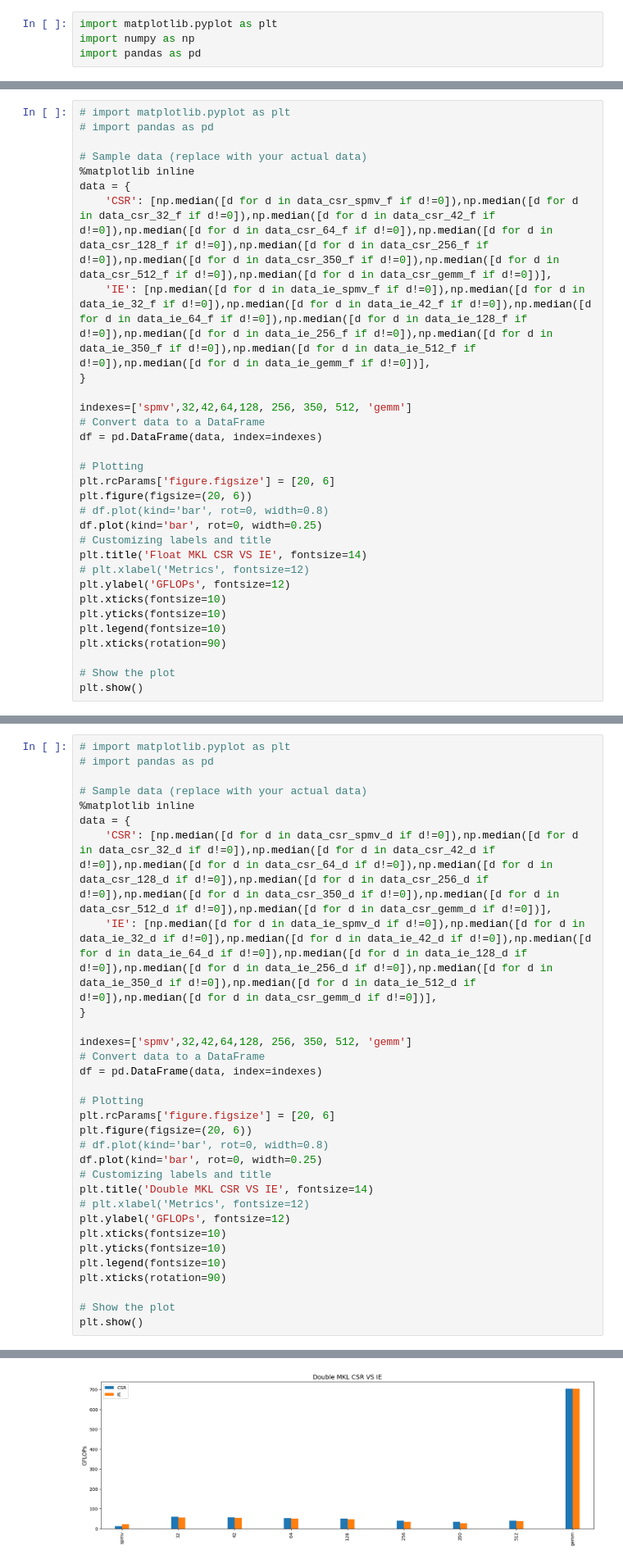
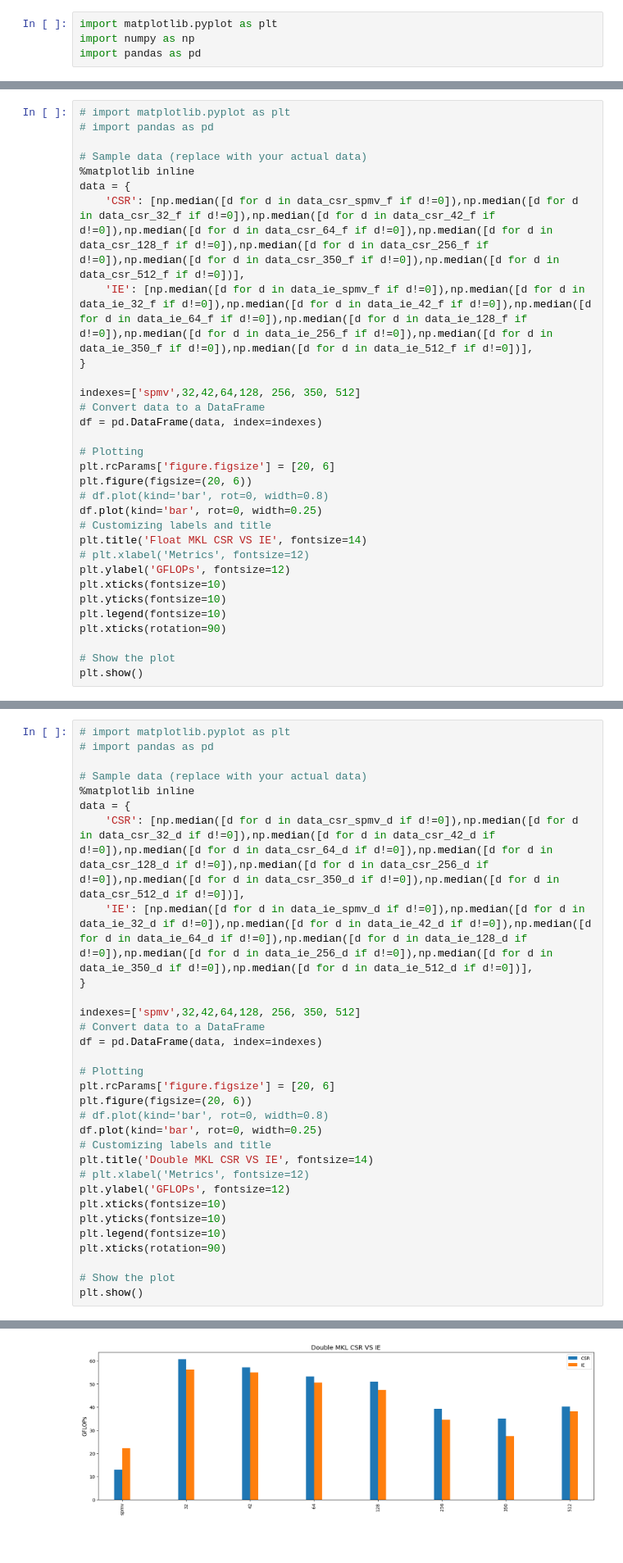
Before and after one commit to ioannatas/SpMM-Research, a Jupyter notebook: benchmark_results/amd-epyc7/plotting_2.ipynb, the cells around one changed output, grey strips where cells are left out. Shown at 82% size. Saved outputs shown, nothing was run; the diff lists cells and outputs as text; blank space fills up the shorter version.

```diff
--- a/benchmark_results/amd-epyc7/plotting_2.ipynb
+++ b/benchmark_results/amd-epyc7/plotting_2.ipynb
@@ -104,11 +106,11 @@ print(np.median([d for d in data_csr_gemm_f if d!= 0]))
 # Sample data (replace with your actual data)
 %matplotlib inline
 data = {
-    'CSR': [np.median([d for d in data_csr_spmv_f if d!=0]),np.median([d for d in data_csr_32_f if d!=0]),np.median([d for d in data_csr_42_f if d!=0]),np.median([d for d in data_csr_64_f if d!=0]),np.median([d for d in data_csr_128_f if d!=0]),np.median([d for d in data_csr_256_f if d!=0]),np.median([d for d in data_csr_350_f if d!=0]),np.median([d for d in data_csr_512_f if d!=0]),np.median([d for d in data_csr_gemm_f if d!=0])],
-    'IE': [np.median([d for d in data_ie_spmv_f if d!=0]),np.median([d for d in data_ie_32_f if d!=0]),np.median([d for d in data_ie_42_f if d!=0]),np.median([d for d in data_ie_64_f if d!=0]),np.median([d for d in data_ie_128_f if d!=0]),np.median([d for d in data_ie_256_f if d!=0]),np.median([d for d in data_ie_350_f if d!=0]),np.median([d for d in data_ie_512_f if d!=0]),np.median([d for d in data_ie_gemm_f if d!=0])],
+    'CSR': [np.median([d for d in data_csr_spmv_f if d!=0]),np.median([d for d in data_csr_32_f if d!=0]),np.median([d for d in data_csr_42_f if d!=0]),np.median([d for d in data_csr_64_f if d!=0]),np.median([d for d in data_csr_128_f if d!=0]),np.median([d for d in data_csr_256_f if d!=0]),np.median([d for d in data_csr_350_f if d!=0]),np.median([d for d in data_csr_512_f if d!=0])],
+    'IE': [np.median([d for d in data_ie_spmv_f if d!=0]),np.median([d for d in data_ie_32_f if d!=0]),np.median([d for d in data_ie_42_f if d!=0]),np.median([d for d in data_ie_64_f if d!=0]),np.median([d for d in data_ie_128_f if d!=0]),np.median([d for d in data_ie_256_f if d!=0]),np.median([d for d in data_ie_350_f if d!=0]),np.median([d for d in data_ie_512_f if d!=0])],
 }
 
-indexes=['spmv',32,42,64,128, 256, 350, 512, 'gemm']
+indexes=['spmv',32,42,64,128, 256, 350, 512]
 # Convert data to a DataFrame
 df = pd.DataFrame(data, index=indexes)
 
@@ -134,37 +136,37 @@ plt.show()
 # %%
 # import matplotlib.pyplot as plt
 # import pandas as pd
 
 # Sample data (replace with your actual data)
 %matplotlib inline
 data = {
-    'CSR': [np.median([d for d in data_csr_spmv_d if d!=0]),np.median([d for d in data_csr_32_d if d!=0]),np.median([d for d in data_csr_42_d if d!=0]),np.median([d for d in data_csr_64_d if d!=0]),np.median([d for d in data_csr_128_d if d!=0]),np.median([d for d in data_csr_256_d if d!=0]),np.median([d for d in data_csr_350_d if d!=0]),np.median([d for d in data_csr_512_d if d!=0]),np.median([d for d in data_csr_gemm_d if d!=0])],
-    'IE': [np.median([d for d in data_ie_spmv_d if d!=0]),np.median([d for d in data_ie_32_d if d!=0]),np.median([d for d in data_ie_42_d if d!=0]),np.median([d for d in data_ie_64_d if d!=0]),np.median([d for d in data_ie_128_d if d!=0]),np.median([d for d in data_ie_256_d if d!=0]),np.median([d for d in data_ie_350_d if d!=0]),np.median([d for d in data_ie_512_d if d!=0]),np.median([d for d in data_csr_gemm_d if d!=0])],
+    'CSR': [np.median([d for d in data_csr_spmv_d if d!=0]),np.median([d for d in data_csr_32_d if d!=0]),np.median([d for d in data_csr_42_d if d!=0]),np.median([d for d in data_csr_64_d if d!=0]),np.median([d for d in data_csr_128_d if d!=0]),np.median([d for d in data_csr_256_d if d!=0]),np.median([d for d in data_csr_350_d if d!=0]),np.median([d for d in data_csr_512_d if d!=0])],
+    'IE': [np.median([d for d in data_ie_spmv_d if d!=0]),np.median([d for d in data_ie_32_d if d!=0]),np.median([d for d in data_ie_42_d if d!=0]),np.median([d for d in data_ie_64_d if d!=0]),np.median([d for d in data_ie_128_d if d!=0]),np.median([d for d in data_ie_256_d if d!=0]),np.median([d for d in data_ie_350_d if d!=0]),np.median([d for d in data_ie_512_d if d!=0])],
 }
 
-indexes=['spmv',32,42,64,128, 256, 350, 512, 'gemm']
+indexes=['spmv',32,42,64,128, 256, 350, 512]
 # Convert data to a DataFrame
 df = pd.DataFrame(data, index=indexes)
 
 # Plotting
 plt.rcParams['figure.figsize'] = [20, 6]
 plt.figure(figsize=(20, 6))
 # df.plot(kind='bar', rot=0, width=0.8)
 df.plot(kind='bar', rot=0, width=0.25)
 # Customizing labels and title
 plt.title('Double MKL CSR VS IE', fontsize=14)
 # plt.xlabel('Metrics', fontsize=12)
 plt.ylabel('GFLOPs', fontsize=12)
 plt.xticks(fontsize=10)
 plt.yticks(fontsize=10)
 plt.legend(fontsize=10)
 plt.xticks(rotation=90)
 
 # Show the plot
 plt.show()
 # %% [output]
 <Figure size 2000x600 with 0 Axes>
-[figure, old version]
+[figure, new version]
 # %%
 %matplotlib inline
 import matplotlib.pyplot as plt
```
Also changed, not shown: parts of 6 cells of this notebook, 52 other files.
